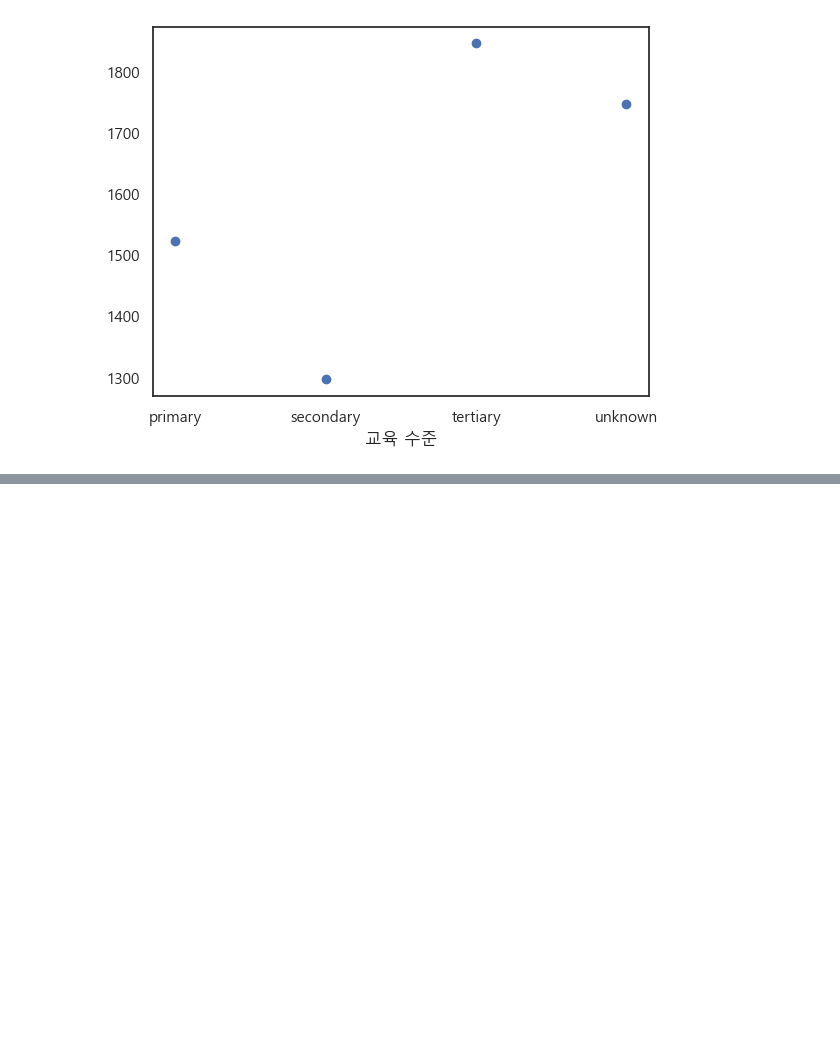
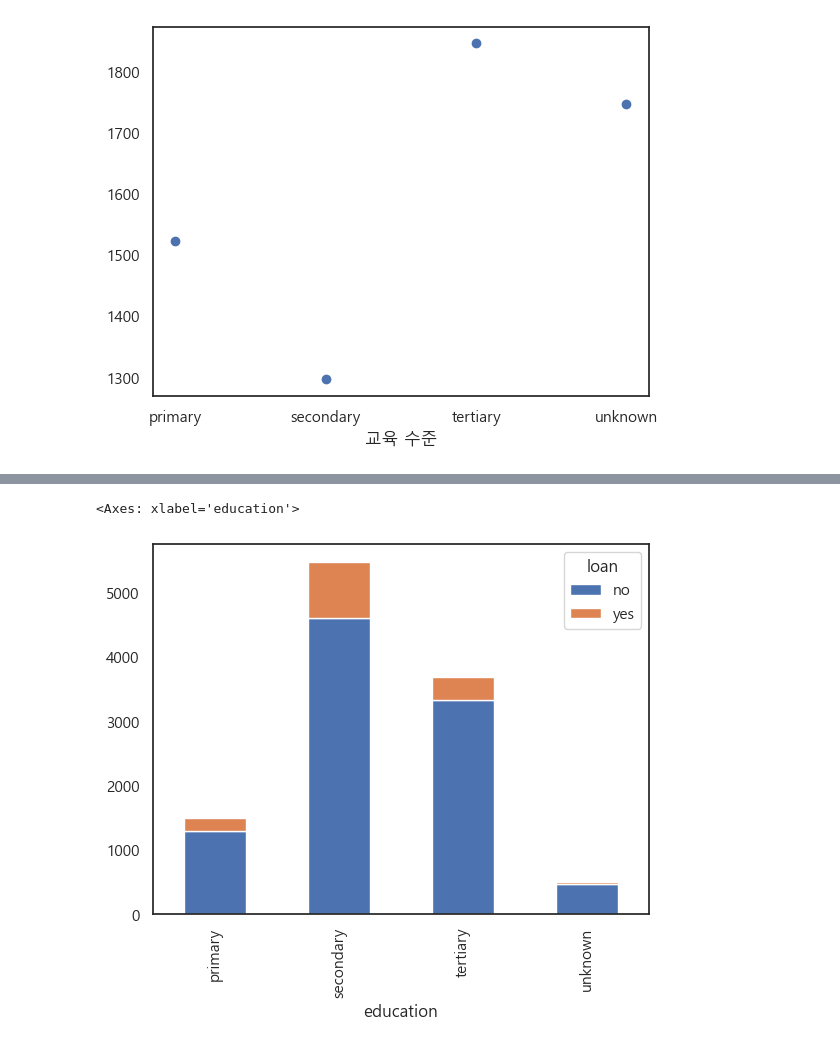
Before and after one commit to HuiseongK/Bank, a Jupyter notebook: bank..ipynb, the cells around one changed output, grey strips where cells are left out. Cells and saved outputs as stored; diff of their text form; code cells hidden in the pictures; blank space fills up the shorter version.

```diff
--- a/bank..ipynb
+++ b/bank..ipynb
@@ -604,0 +718,5 @@ edu = df['education']
+# %%
+# 카이제곱 검정을 위한 분할표 생성
+
+edu_loan_contingency_table = pd.crosstab(df['education'], df['loan'])
+edu_loan_contingency_table
@@ -604,0 +778,5 @@ edu = df['education']
+# %%
+edu_loan_contingency_table.plot(kind='bar', stacked=True)
+# %% [output]
+<Axes: xlabel='education'>
+[figure, added]
```
Also changed, not shown: parts of 21 cells of this notebook.
